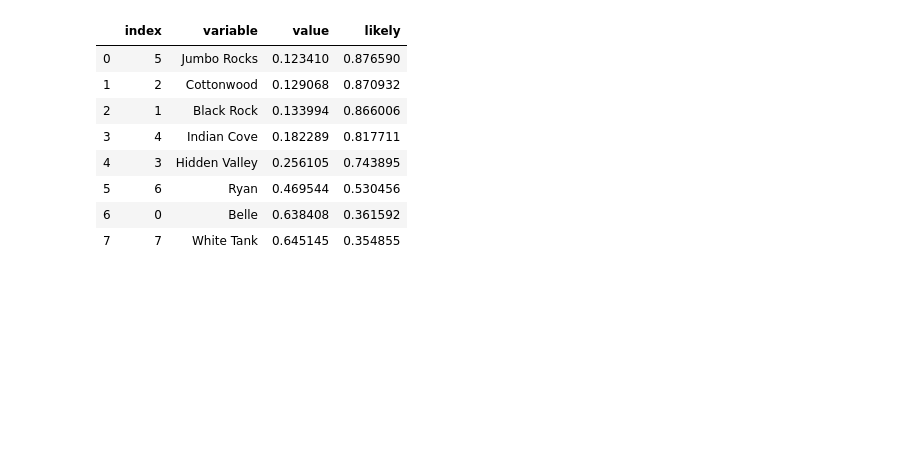
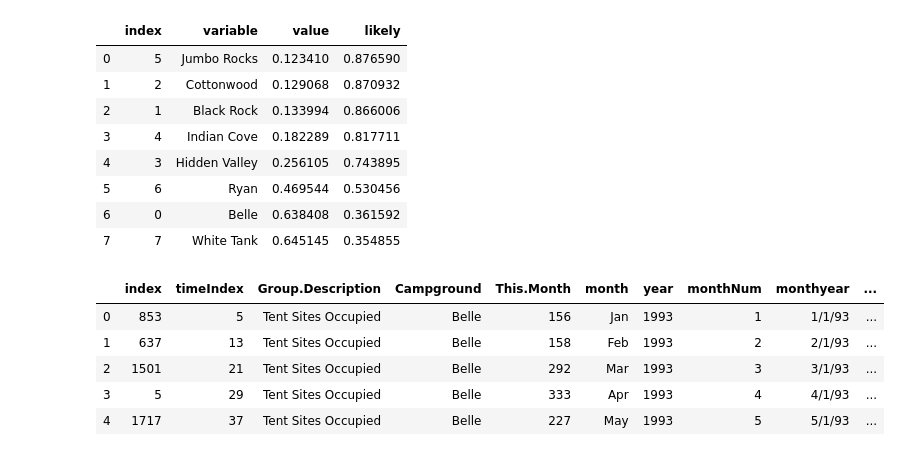
Before and after one commit to nrgriffin/Insight, a Jupyter notebook: Facebook Prophet 1.ipynb, the cells around one changed output. Cells and saved outputs as stored; diff of their text form; code cells hidden in the pictures; blank space fills up the shorter version.

```diff
--- a/Facebook Prophet 1.ipynb
+++ b/Facebook Prophet 1.ipynb
@@ -450,3 +450,13 @@ az3
 | 5 | 6 | Ryan | 0.469544 | 0.530456 |
 | 6 | 0 | Belle | 0.638408 | 0.361592 |
 | 7 | 7 | White Tank | 0.645145 | 0.354855 |
+# %%
+data = pd.read_csv("~/Downloads/JTNP_camping_data/JTNP_Belle_since1993.csv")
+data.head()
+# %% [output]
+|  | index | timeIndex | Group.Description | Campground | This.Month | month | year | monthNum | monthyear | ... |
+| 0 | 853 | 5 | Tent Sites Occupied | Belle | 156 | Jan | 1993 | 1 | 1/1/93 | ... |
+| 1 | 637 | 13 | Tent Sites Occupied | Belle | 158 | Feb | 1993 | 2 | 2/1/93 | ... |
+| 2 | 1501 | 21 | Tent Sites Occupied | Belle | 292 | Mar | 1993 | 3 | 3/1/93 | ... |
+| 3 | 5 | 29 | Tent Sites Occupied | Belle | 333 | Apr | 1993 | 4 | 4/1/93 | ... |
+| 4 | 1717 | 37 | Tent Sites Occupied | Belle | 227 | May | 1993 | 5 | 5/1/93 | ... |
```
Also changed, not shown: parts of 4 cells of this notebook, 3 other files.
